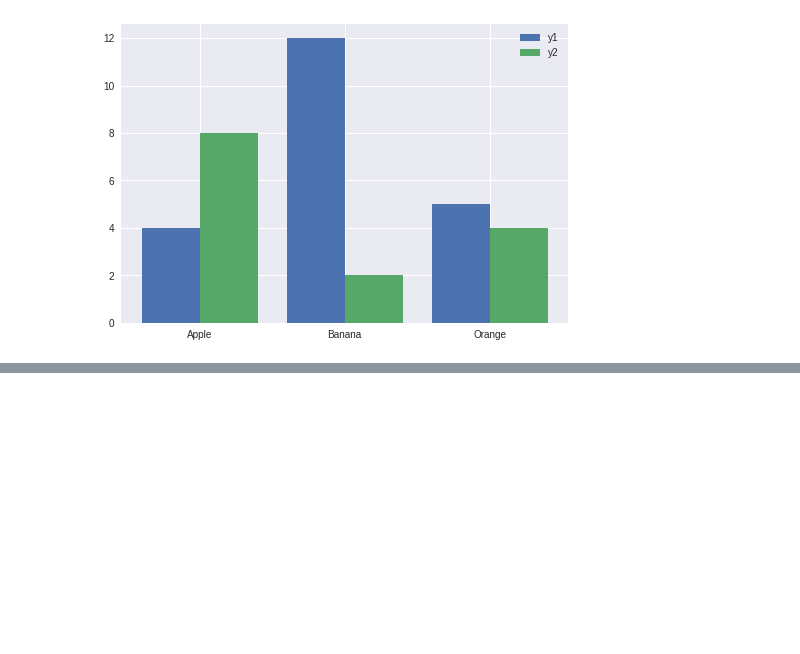
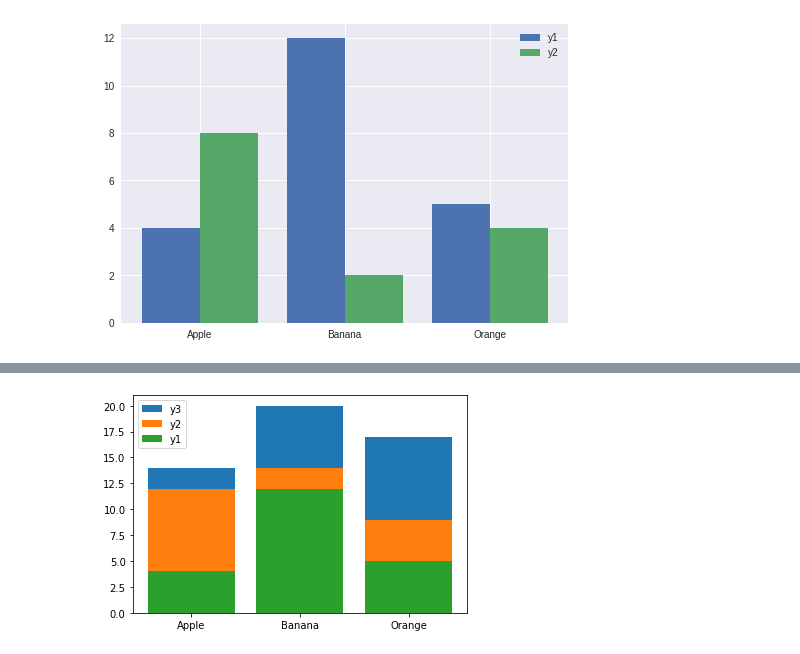
Before and after one commit to haruya0605037/sample2, a Jupyter notebook: python1w.ipynb, the cells around one changed output, grey strips where cells are left out. Cells and saved outputs as stored; diff of their text form; code cells hidden in the pictures; blank space fills up the shorter version.

```diff
--- a/python1w.ipynb
+++ b/python1w.ipynb
@@ -877,0 +910,21 @@ plt.show()
+# %%
+# 積み上げ棒グラフ2]
+# 見た目的に上乗せする順：下からy1→y1+y2→y1+y2+y3。変数定義は正順、出力は逆順で。
+fig, ax = plt.subplots()
+
+x = [1, 2, 3]
+y1 = [4, 12, 5]
+y2 = [8, 2, 4]
+y3 = [2, 6, 8]
+
+y1_y2_total = np.add(y1, y2)  # y2のための変数
+y_total = np.add(y1_y2_total, y3)  # y3のための変数
+labels = ['Apple', 'Banana', 'Orange']
+
+ax.bar(x, y_total, tick_label=labels, label='y3')  # まずはy3から
+ax.bar(x, y1_y2_total, label='y2')
+ax.bar(x, y1, label='y1')
+ax.legend()
+plt.show()
+# %% [output]
+[figure, added]
```
Also changed, not shown: parts of 15 cells of this notebook.
